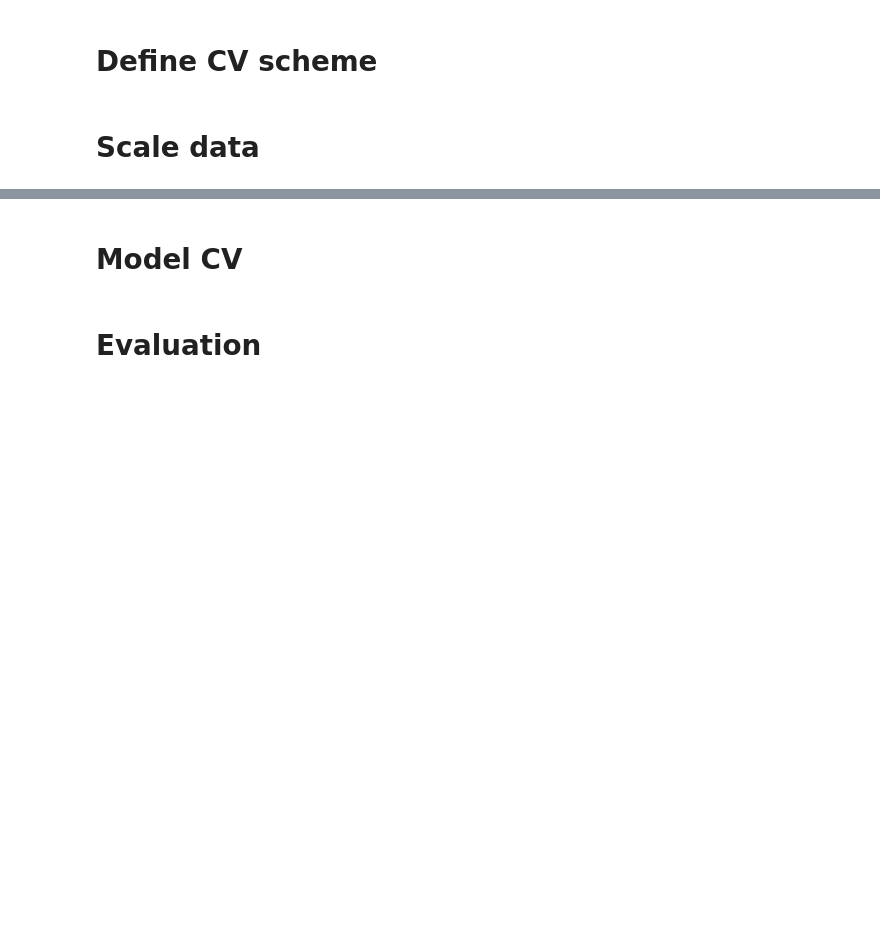
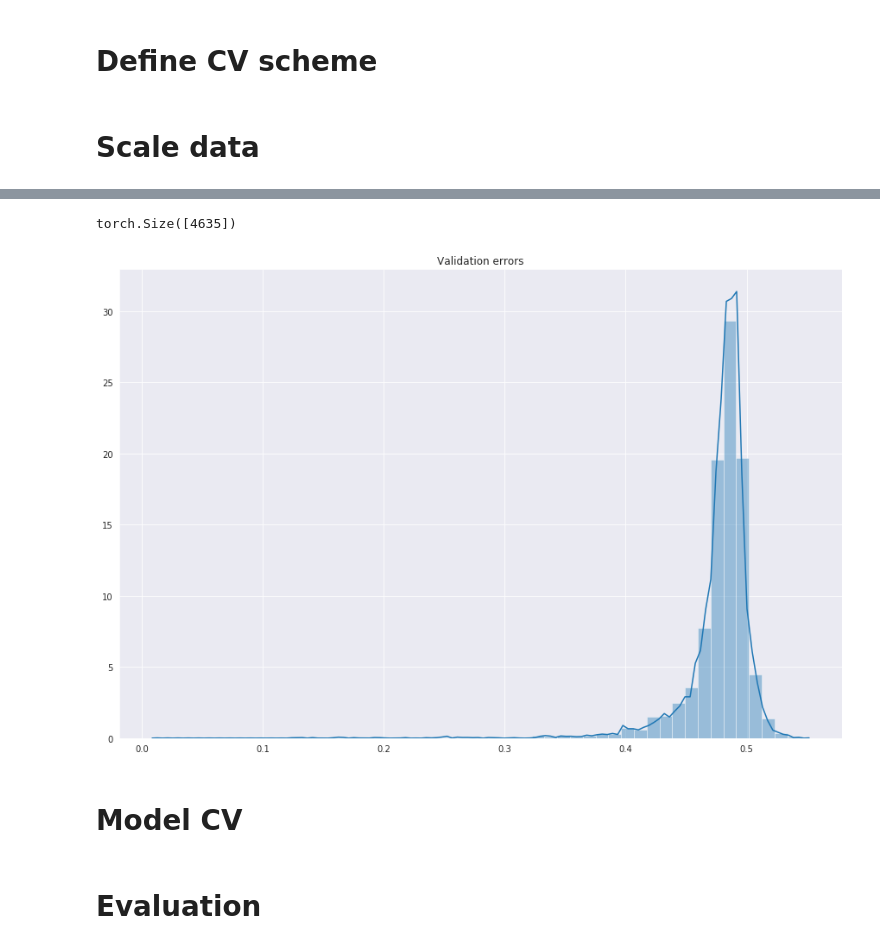
Before and after one commit to btseytlin/NFL-BIg-Data-Kaggle, a Jupyter notebook: pipeline_predict.ipynb, the cells around one changed output, grey strips where cells are left out. Cells and saved outputs as stored; diff of their text form; code cells hidden in the pictures; blank space fills up the shorter version.

```diff
--- a/pipeline_predict.ipynb
+++ b/pipeline_predict.ipynb
@@ -130,0 +340,3 @@ X_train[:10]
+# %%
+model.load_state_dict(torch.load('best_model'))
+model.train(False)
@@ -131,3 +362,15 @@ X_train[:10]
+# %%
+y_val_preds = model(torch.as_tensor(X_val))
+val_errors = crps_torch(torch.as_tensor(y_val), y_val_preds)
+val_errors.shape
+# %% [output]
+torch.Size([4635])
+# %%
+sns.distplot(val_errors.data.numpy())
+plt.title('Validation errors')
+plt.show()
+# %% [output]
+[figure, added]
 # %% [markdown]
 # Model CV
 # %%
```
Also changed, not shown: parts of 41 cells of this notebook, 2 other files.
